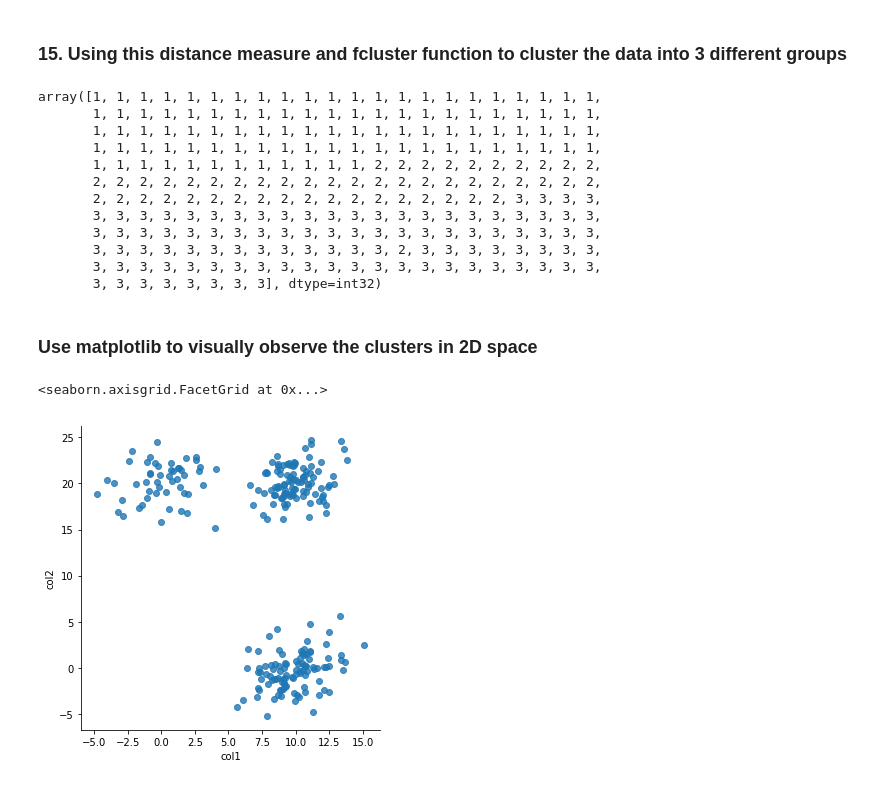
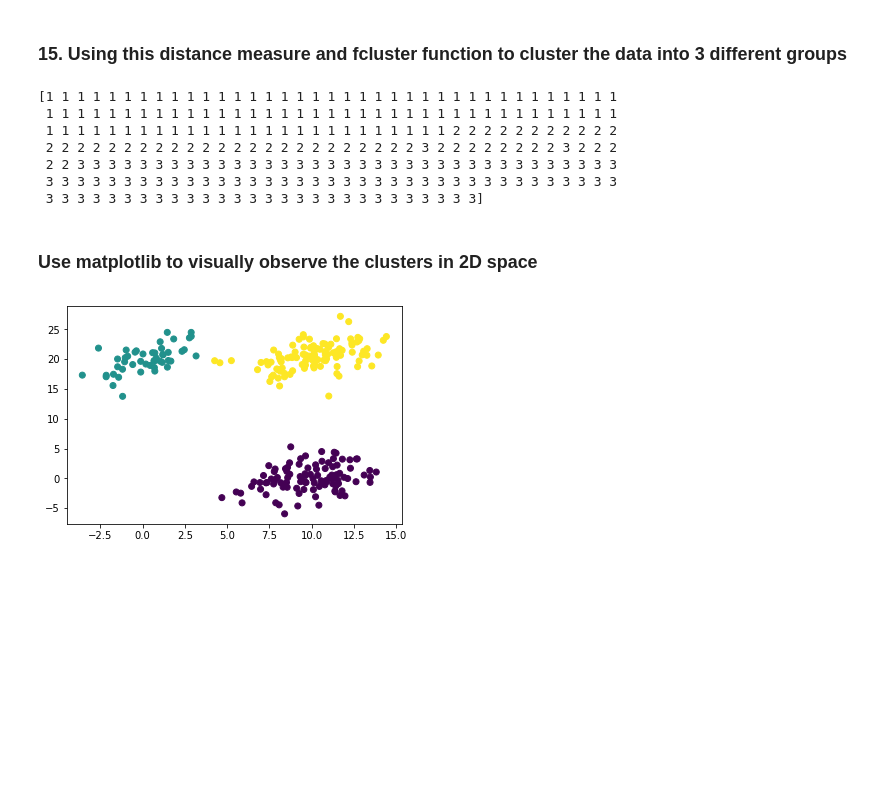
Before and after one commit to GreatLearningAIML1/bangalore-feb-batch-suchismitade, a Jupyter notebook: UnsupervisedLearning_R4_InternalLab.ipynb, the cells around one changed output. Cells and saved outputs as stored; diff of their text form; code cells hidden in the pictures; blank space fills up the shorter version.

```diff
--- a/UnsupervisedLearning_R4_InternalLab.ipynb
+++ b/UnsupervisedLearning_R4_InternalLab.ipynb
@@ -358,24 +342,20 @@ max_d = 50
 import scipy
 import scipy.cluster.hierarchy as sch
 
-sch.fcluster(Z, max_d, criterion='distance')
+cluster = sch.fcluster(Z, max_d, criterion='distance')
+print (cluster)
 # %% [output]
-array([1, 1, 1, 1, 1, 1, 1, 1, 1, 1, 1, 1, 1, 1, 1, 1, 1, 1, 1, 1, 1, 1,
-       1, 1, 1, 1, 1, 1, 1, 1, 1, 1, 1, 1, 1, 1, 1, 1, 1, 1, 1, 1, 1, 1,
-       1, 1, 1, 1, 1, 1, 1, 1, 1, 1, 1, 1, 1, 1, 1, 1, 1, 1, 1, 1, 1, 1,
-       1, 1, 1, 1, 1, 1, 1, 1, 1, 1, 1, 1, 1, 1, 1, 1, 1, 1, 1, 1, 1, 1,
-       1, 1, 1, 1, 1, 1, 1, 1, 1, 1, 1, 1, 2, 2, 2, 2, 2, 2, 2, 2, 2, 2,
-       2, 2, 2, 2, 2, 2, 2, 2, 2, 2, 2, 2, 2, 2, 2, 2, 2, 2, 2, 2, 2, 2,
-       2, 2, 2, 2, 2, 2, 2, 2, 2, 2, 2, 2, 2, 2, 2, 2, 2, 2, 3, 3, 3, 3,
-       3, 3, 3, 3, 3, 3, 3, 3, 3, 3, 3, 3, 3, 3, 3, 3, 3, 3, 3, 3, 3, 3,
-       3, 3, 3, 3, 3, 3, 3, 3, 3, 3, 3, 3, 3, 3, 3, 3, 3, 3, 3, 3, 3, 3,
-       3, 3, 3, 3, 3, 3, 3, 3, 3, 3, 3, 3, 3, 2, 3, 3, 3, 3, 3, 3, 3, 3,
-       3, 3, 3, 3, 3, 3, 3, 3, 3, 3, 3, 3, 3, 3, 3, 3, 3, 3, 3, 3, 3, 3,
-       3, 3, 3, 3, 3, 3, 3, 3], dtype=int32)
+[1 1 1 1 1 1 1 1 1 1 1 1 1 1 1 1 1 1 1 1 1 1 1 1 1 1 1 1 1 1 1 1 1 1 1 1 1
+ 1 1 1 1 1 1 1 1 1 1 1 1 1 1 1 1 1 1 1 1 1 1 1 1 1 1 1 1 1 1 1 1 1 1 1 1 1
+ 1 1 1 1 1 1 1 1 1 1 1 1 1 1 1 1 1 1 1 1 1 1 1 1 1 1 2 2 2 2 2 2 2 2 2 2 2
+ 2 2 2 2 2 2 2 2 2 2 2 2 2 2 2 2 2 2 2 2 2 2 2 2 3 2 2 2 2 2 2 2 2 3 2 2 2
+ 2 2 3 3 3 3 3 3 3 3 3 3 3 3 3 3 3 3 3 3 3 3 3 3 3 3 3 3 3 3 3 3 3 3 3 3 3
+ 3 3 3 3 3 3 3 3 3 3 3 3 3 3 3 3 3 3 3 3 3 3 3 3 3 3 3 3 3 3 3 3 3 3 3 3 3
+ 3 3 3 3 3 3 3 3 3 3 3 3 3 3 3 3 3 3 3 3 3 3 3 3 3 3 3 3]
 # %% [markdown]
 ### Use matplotlib to visually observe the clusters in 2D space
-# %%
-sns.lmplot( "col1", "col2", data=data, fit_reg=False )
-# %% [output]
-<seaborn.axisgrid.FacetGrid at 0x...>
-[figure, removed]
+# %%
+plt.scatter(data["col1"], data["col2"], c=cluster)
+plt.show()
+# %% [output]
+[figure, added]
```
Also changed, not shown: parts of 9 cells of this notebook.
